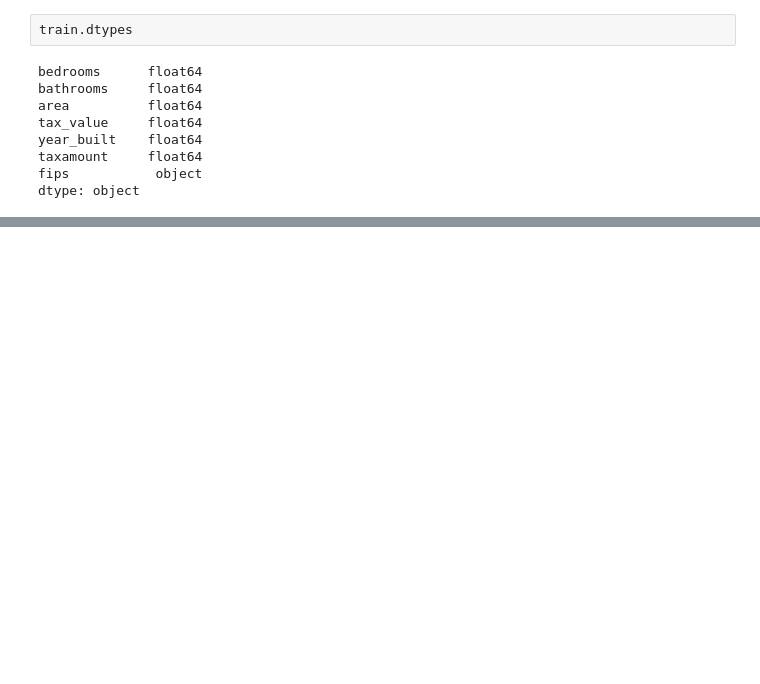
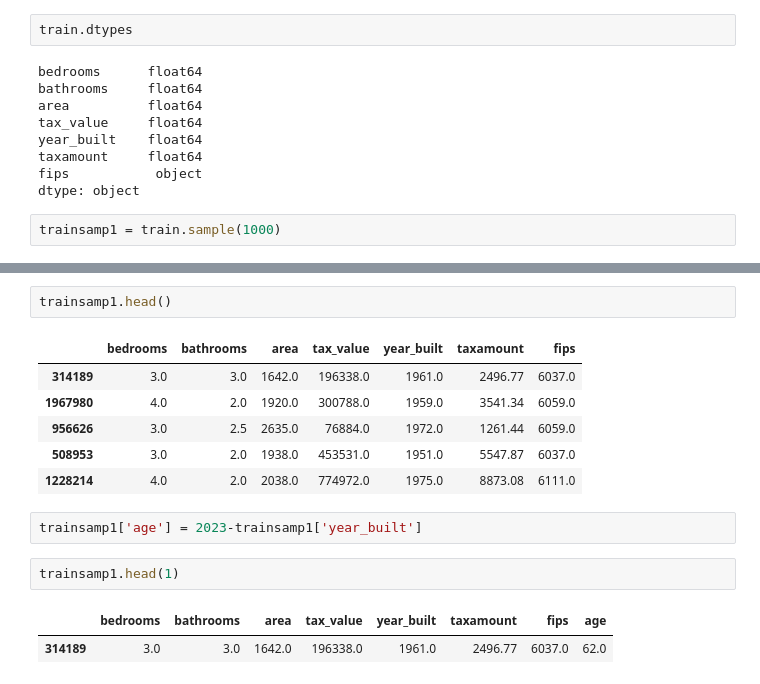
Before and after one commit to gabecavazos/regression-exercises, a Jupyter notebook: Explorex.ipynb, the cells around one changed output, grey strips where cells are left out. Saved outputs shown, nothing was run; the diff lists cells and outputs as text; blank space fills up the shorter version.

```diff
--- a/Explorex.ipynb
+++ b/Explorex.ipynb
@@ -43,6 +43,8 @@ year_built    float64
 taxamount     float64
 fips           object
 dtype: object
+# %%
+trainsamp1 = train.sample(1000)
 # %%
 sns.pairplot(train.sample(1000).drop(columns=['fips']), corner=True)
 plt.show()
@@ -50,0 +53,16 @@ plt.show()
+# %%
+trainsamp1.head()
+# %% [output]
+|  | bedrooms | bathrooms | area | tax_value | year_built | taxamount | fips |
+| 314189 | 3.0 | 3.0 | 1642.0 | 196338.0 | 1961.0 | 2496.77 | 6037.0 |
+| 1967980 | 4.0 | 2.0 | 1920.0 | 300788.0 | 1959.0 | 3541.34 | 6059.0 |
+| 956626 | 3.0 | 2.5 | 2635.0 | 76884.0 | 1972.0 | 1261.44 | 6059.0 |
+| 508953 | 3.0 | 2.0 | 1938.0 | 453531.0 | 1951.0 | 5547.87 | 6037.0 |
+| 1228214 | 4.0 | 2.0 | 2038.0 | 774972.0 | 1975.0 | 8873.08 | 6111.0 |
+# %%
+trainsamp1['age'] = 2023-trainsamp1['year_built']
+# %%
+trainsamp1.head(1)
+# %% [output]
+|  | bedrooms | bathrooms | area | tax_value | year_built | taxamount | fips | age |
+| 314189 | 3.0 | 3.0 | 1642.0 | 196338.0 | 1961.0 | 2496.77 | 6037.0 | 62.0 |
```
Also changed, not shown: parts of 1 cell of this notebook, 2 other files.
